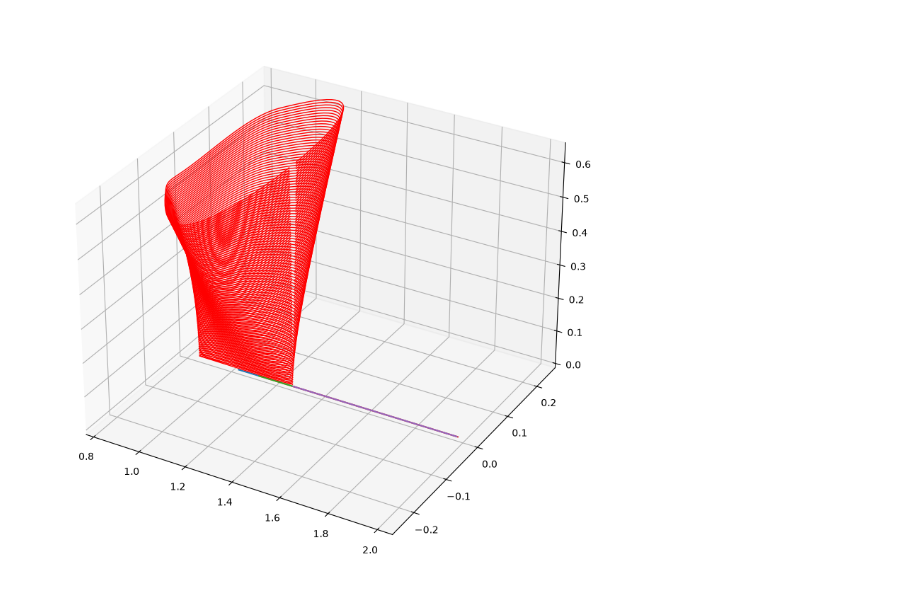
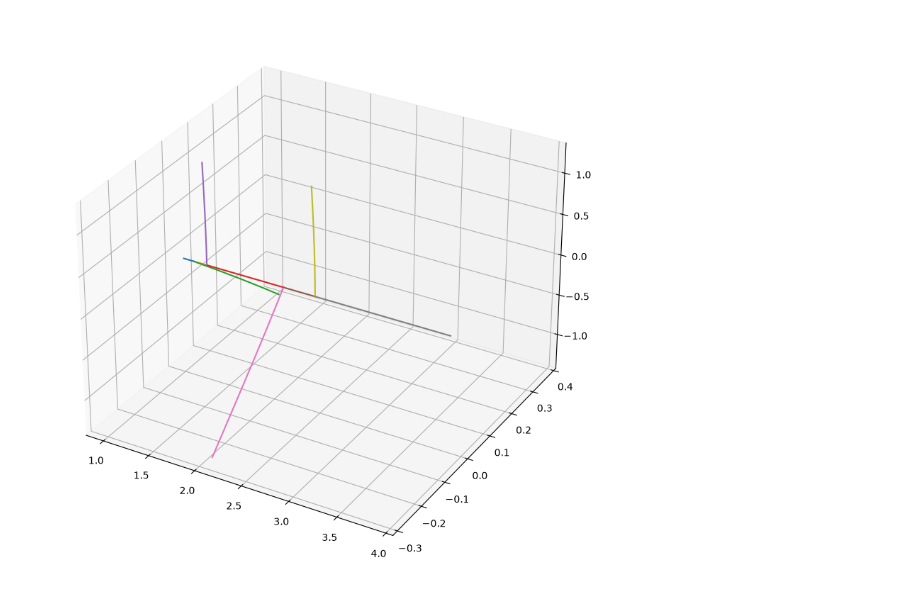
Before and after one commit to GLembrez/NMM-hopper, a Jupyter notebook: simple_shooting/raff_et_al.ipynb, the cells around one changed output. Cells and saved outputs as stored; diff of their text form; code cells hidden in the pictures.

Commit message:
fixed copy error

```diff
--- a/simple_shooting/raff_et_al.ipynb
+++ b/simple_shooting/raff_et_al.ipynb
@@ -14,8 +14,8 @@ N_F = 25
 N_S = 50
 K = 40
 W = cs.sqrt(10)
-N_BRANCH = 5
-N_STEPS = 100
+N_BRANCH = 10
+N_STEPS = 200
 N_NEWTON = 10
 STEP_SIZE = 0.01
 U0 = np.array(
@@ -180,8 +180,8 @@ while to_explore and idx_branch < N_BRANCH:
     u_init,p_init = to_explore.popleft()
     uh,ph,dh,u_star,p1,p2,bifurcation = unconstrained_continuation(u_init,p_init,STEP_SIZE,N_STEPS)
     if bifurcation:
-        to_explore.append((u_star,p1.copy()))
-        to_explore.append((u_star,p2.copy()))
+        to_explore.append((u_star.copy(),p1.copy()))
+        to_explore.append((u_star.copy(),p2.copy()))
     components.append(uh)
     idx_branch += 1
     deth.append(dh)
@@ -210,16 +200,16 @@ uh,ph,dh,u_star,p1,p2,_ = unconstrained_continuation(u_star,np.array(p2),0.01,10
 # %%
 def plot_traj(ax,traj,c):
     ax.plot(traj[1,:],traj[2,:],traj[3,:], linewidth=1,color=c)
 
 fig = plt.figure(figsize=(10,10))
 ax = fig.add_subplot(1,1,1,projection="3d")
 for branch in components:
     branch = np.array(branch)
     plt.plot(branch[:,1],branch[:,2],branch[:,3])
-for _u in uh:
-    plot_traj(ax,u2traj(_u),'red')
+# for _u in uh:
+#     plot_traj(ax,u2traj(_u),'red')
 # plt.plot(np.array(uh)[:,1],np.array(uh)[:,2],np.array(uh)[:,3])
 # plt.plot(dh)
 plt.show()
 # %% [output]
-[figure, old version]
+[figure, new version]
```
Also changed, not shown: parts of 2 cells of this notebook.
